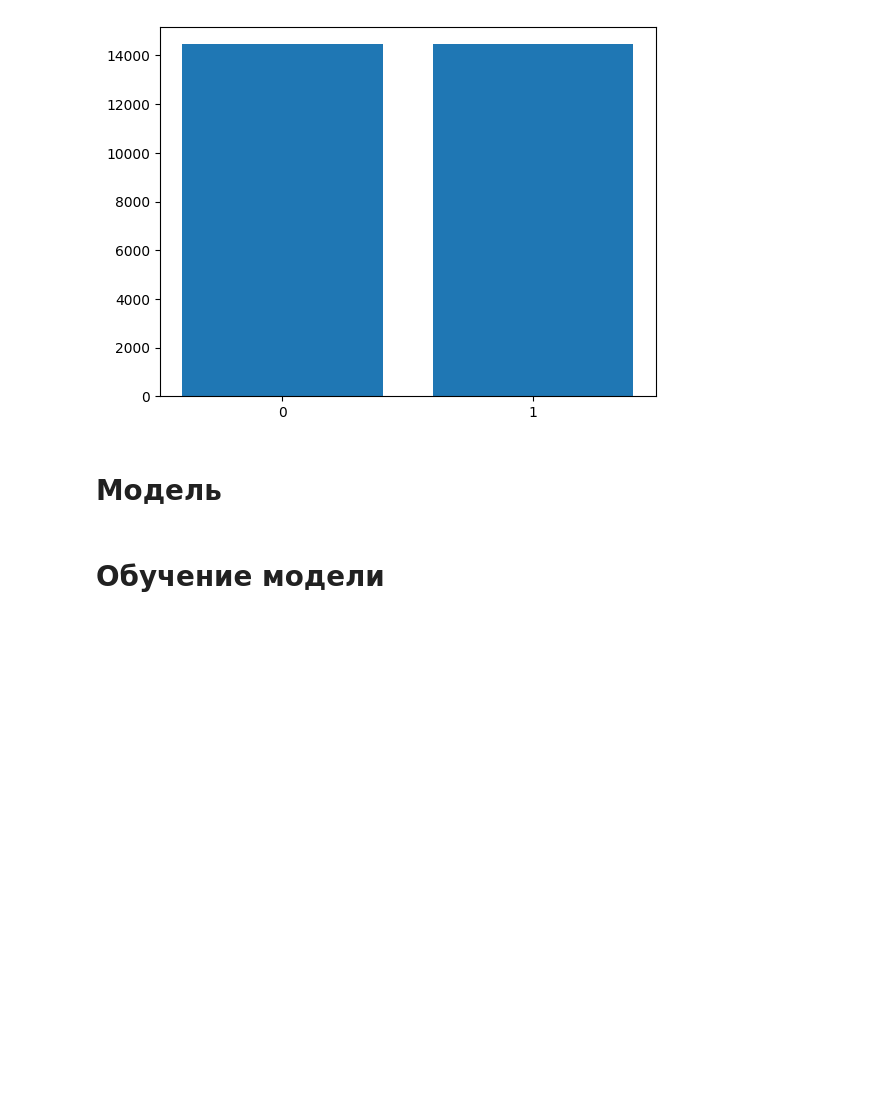
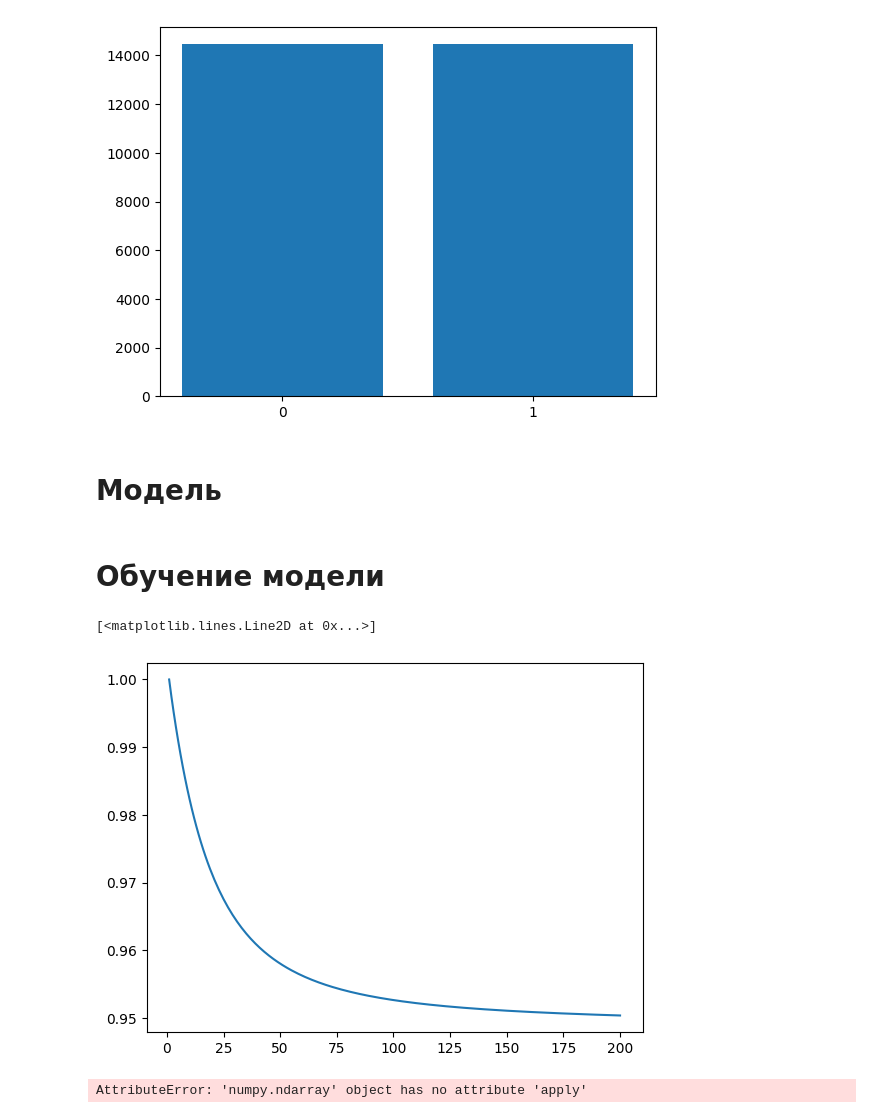
Before and after one commit to bobrotopor/AI, a Jupyter notebook: classification/classification.ipynb, the cells around one changed output. Drawn from its saved outputs; the diff is of its cells as text; code cells hidden in the pictures; blank space fills up the shorter version.

```diff
--- a/classification/classification.ipynb
+++ b/classification/classification.ipynb
@@ -373,7 +373,6 @@ balanced_df.to_csv('balanced_df.csv', index=False)
 # %% [markdown]
 # Модель
 # %%
-
 class LogisticRegressionGD(object):
 
     def init(self):
@@ -386,7 +385,8 @@ class LogisticRegressionGD(object):
     def coefs(self):
         return self.a
     def LogLikelihood(self, x, Y):
-        return -sum(Y * np.log2(self.predict(x)) + (1 - Y) * (1 - np.log2(self.predict(x)))) / self.m
+        predict = self.predict(x)
+        return -sum(Y * np.log2(predict) + (1 - Y) * np.log2(1 - predict)) / self.m
     def CrossEntropy(self, x, Y):
         return (-Y*np.log(self.predict(x)) - (1- Y)*np.log(1 - self.predict(x))).sum()
 
@@ -399,12 +399,16 @@ class LogisticRegressionGD(object):
         self.a = np.zeros(x.shape[1]).reshape(x.shape[1], 1)
         self.m = x.shape[0]
 
+        x = np.array(x)
+        Y = np.array(Y)
+        Y = Y.reshape(Y.shape[0], 1)
+
         steps, errors = [], []
         step = 0
         for _ in range(max_steps):
             if Rtype == "LL":
                 new_error = self.LogLikelihood(x, Y)
-                dJ = x @ (self.predict(x) - Y) / self.m
+                dJ = x.T @ (self.predict(x) - Y) / self.m
                 self.a -= alpha*dJ
             elif Rtype == "CE":
                 new_error = self.CrossEntropy(x, Y)
@@ -421,8 +425,8 @@ class LogisticRegressionGD(object):
 # Обучение модели
 # %%
 
-# X = balanced_df.copy().drop(['target'], axis=1)
-# Y = balanced_df['target']
+X = balanced_df.copy().drop(['target'], axis=1)
+Y = balanced_df['target']
 
-# log_classification = LogisticRegressionGD()
-# steps, errors = log_classification.fit(X, Y,  alpha = 0.001, epsylon = 0.1, max_steps = 1000, Rtype = "LL")
+log_classification = LogisticRegressionGD()
+steps, errors = log_classification.fit(X, Y,  alpha = 2, epsylon = 0.1, max_steps = 200, Rtype = "LL")
@@ -430,0 +433,18 @@ class LogisticRegressionGD(object):
+# %%
+plt.figure()
+plt.plot(steps, errors)
+# %% [output]
+[<matplotlib.lines.Line2D at 0x...>]
+[figure, added]
+# %%
+test_df = pd.read_csv('insclass_test.csv')
+x_ = test_df.drop(['target'], axis=1)
+x_.insert(0, 'ones_col', np.ones(x_.shape[0]))
+predicts = log_classification.predict(np.array(x_))
+# compare = (predicts == test_df['target'])
+# compare
+# test_df['target'] == predicts
+binary_predicts = predicts.apply(lambda item: int(item > 0.5))
+binary_predicts
+# %% [output]
+AttributeError: 'numpy.ndarray' object has no attribute 'apply'
```
Also changed, not shown: parts of 1 cell of this notebook.
